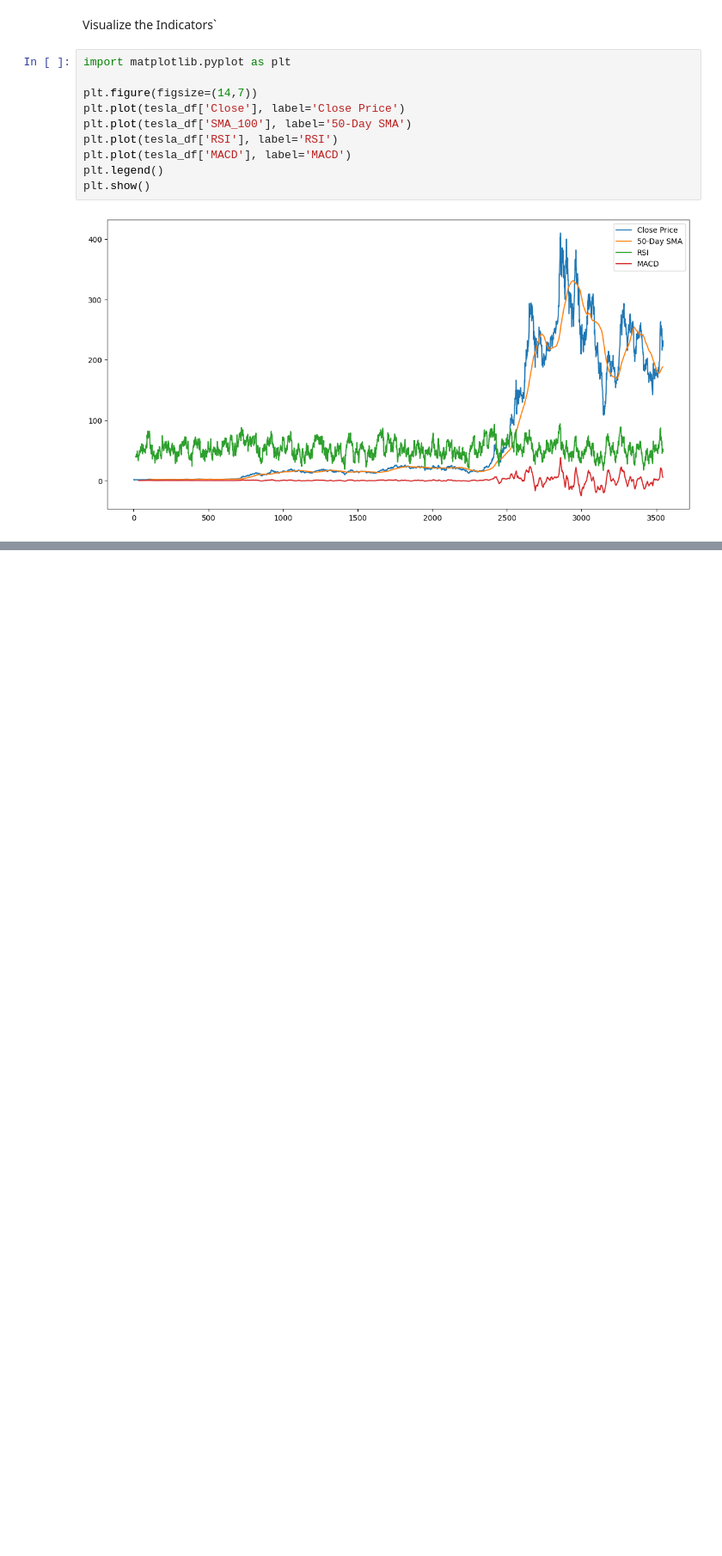
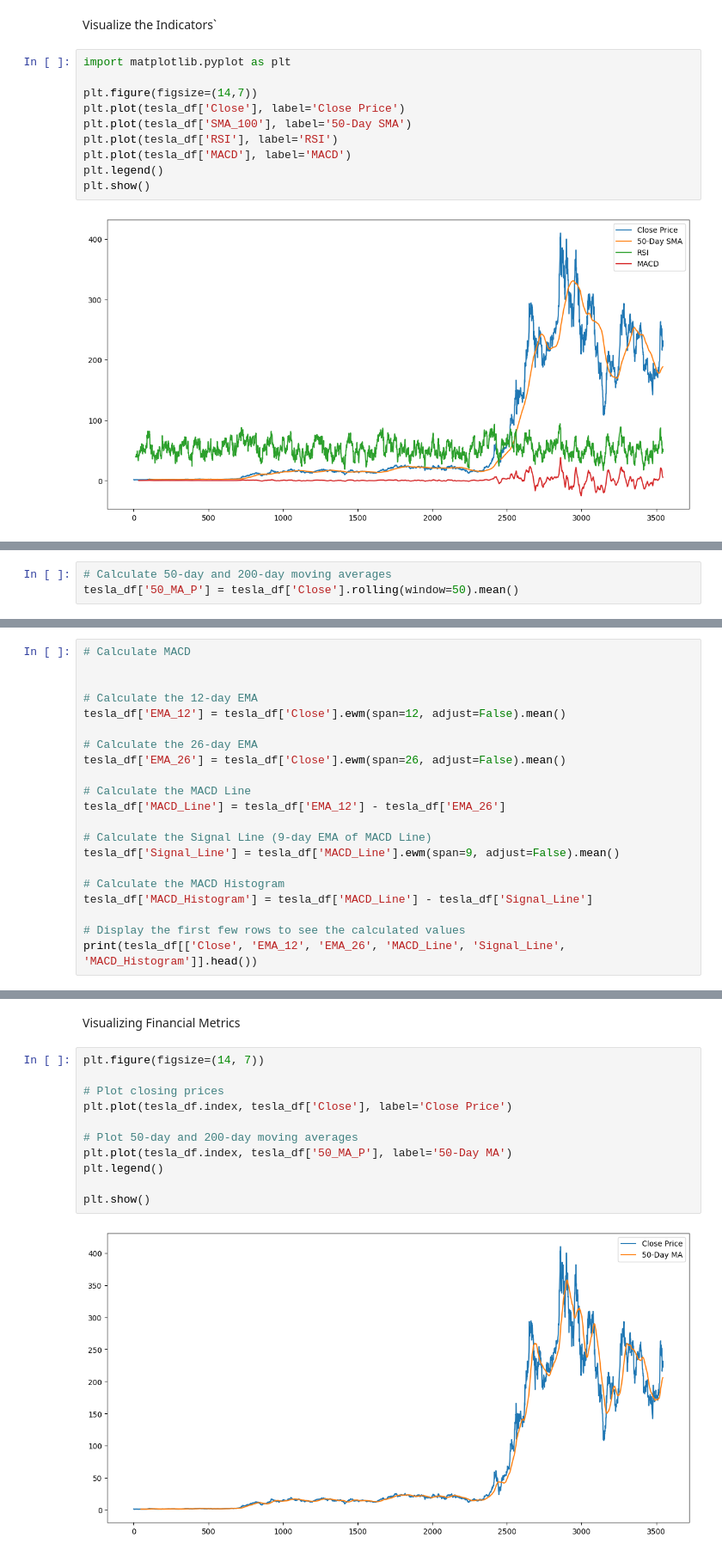
Before and after one commit to Leulseged-Mesfin/Nova-Financial-Solutions-Data-Analysis, a Jupyter notebook: notbooks/task-2.ipynb, the cells around one changed output, grey strips where cells are left out. Shown: that part at 86% size. Saved outputs shown, nothing was run; the diff lists cells and outputs as text; blank space fills up the shorter version.

Commit message:
Task-2 Financial Metrics using pynance.

```diff
--- a/notbooks/task-2.ipynb
+++ b/notbooks/task-2.ipynb
@@ -136,0 +144,3 @@ plt.show()
+# %%
+# Calculate 50-day and 200-day moving averages
+tesla_df['50_MA_P'] = tesla_df['Close'].rolling(window=50).mean()
@@ -136,0 +183,21 @@ plt.show()
+# %%
+# Calculate MACD
+
+
+# Calculate the 12-day EMA
+tesla_df['EMA_12'] = tesla_df['Close'].ewm(span=12, adjust=False).mean()
+
+# Calculate the 26-day EMA
+tesla_df['EMA_26'] = tesla_df['Close'].ewm(span=26, adjust=False).mean()
+
+# Calculate the MACD Line
+tesla_df['MACD_Line'] = tesla_df['EMA_12'] - tesla_df['EMA_26']
+
+# Calculate the Signal Line (9-day EMA of MACD Line)
+tesla_df['Signal_Line'] = tesla_df['MACD_Line'].ewm(span=9, adjust=False).mean()
+
+# Calculate the MACD Histogram
+tesla_df['MACD_Histogram'] = tesla_df['MACD_Line'] - tesla_df['Signal_Line']
+
+# Display the first few rows to see the calculated values
+print(tesla_df[['Close', 'EMA_12', 'EMA_26', 'MACD_Line', 'Signal_Line', 'MACD_Histogram']].head())
@@ -136,0 +211,15 @@ plt.show()
+# %% [markdown]
+Visualizing Financial Metrics
+# %%
+plt.figure(figsize=(14, 7))
+
+# Plot closing prices
+plt.plot(tesla_df.index, tesla_df['Close'], label='Close Price')
+
+# Plot 50-day and 200-day moving averages
+plt.plot(tesla_df.index, tesla_df['50_MA_P'], label='50-Day MA')
+plt.legend()
+
+plt.show()
+# %% [output]
+[figure, added]
```
Also changed, not shown: parts of 11 cells of this notebook, 1 other file.
